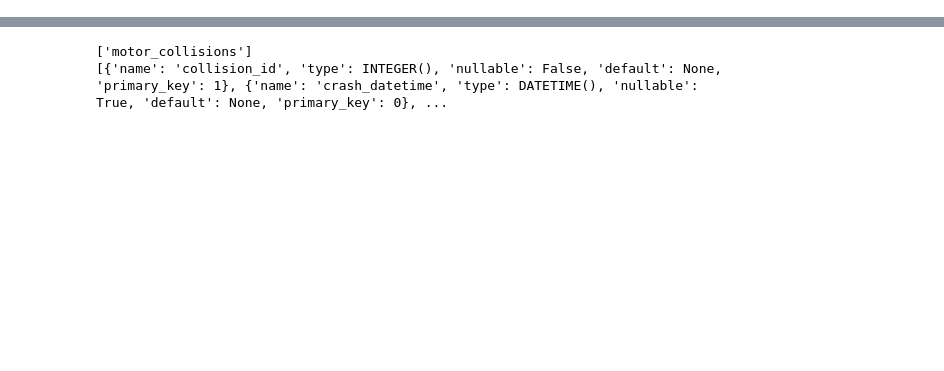
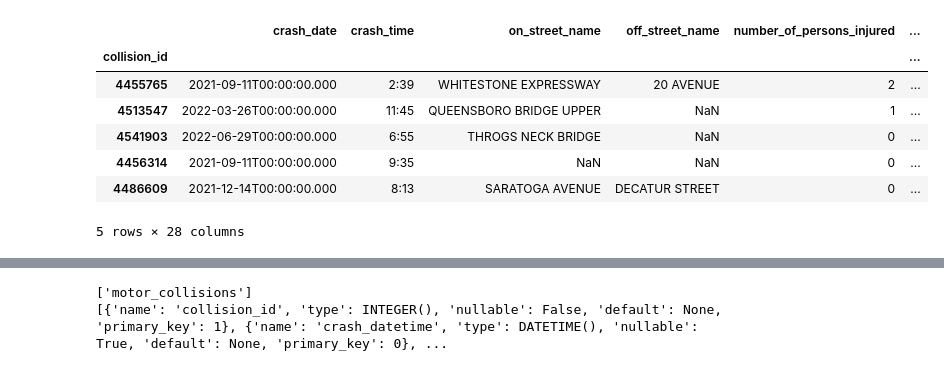
Before and after one commit to ReiannaLiu/MotorVehicleCollision, a Jupyter notebook: data_cleaning_process/loading_data.ipynb, the cells around one changed output, grey strips where cells are left out. Cells and saved outputs as stored; diff of their text form; code cells hidden in the pictures; blank space fills up the shorter version.

```diff
--- a/data_cleaning_process/loading_data.ipynb
+++ b/data_cleaning_process/loading_data.ipynb
@@ -34,3 +34,22 @@ Data columns (total 16 columns):
  15  crash_datetime                 1000 non-null   datetime64[ns]
 dtypes: datetime64[ns](1), float64(2), int64(8), object(5)
 memory usage: 132.8+ KB
+# %%
+import requests
+import pandas as pd
+
+# Fetch data from the API
+additional_columns = requests.get("https://data.cityofnewyork.us/resource/h9gi-nx95.json")
+additional_columns_data = additional_columns.json()
+additional_df = pd.DataFrame(additional_columns_data)
+additional_df.set_index('collision_id', inplace=True)
+additional_df.head(5)
+# %% [output]
+|  | crash_date | crash_time | on_street_name | off_street_name | number_of_persons_injured | ... |
+| collision_id |  |  |  |  |  | ... |
+| 4455765 | 2021-09-11T00:00:00.000 | 2:39 | WHITESTONE EXPRESSWAY | 20 AVENUE | 2 | ... |
+| 4513547 | 2022-03-26T00:00:00.000 | 11:45 | QUEENSBORO BRIDGE UPPER | NaN | 1 | ... |
+| 4541903 | 2022-06-29T00:00:00.000 | 6:55 | THROGS NECK BRIDGE | NaN | 0 | ... |
+| 4456314 | 2021-09-11T00:00:00.000 | 9:35 | NaN | NaN | 0 | ... |
+| 4486609 | 2021-12-14T00:00:00.000 | 8:13 | SARATOGA AVENUE | DECATUR STREET | 0 | ... |
+5 rows × 28 columns
```
Also changed, not shown: parts of 11 cells of this notebook, 1 other file.
